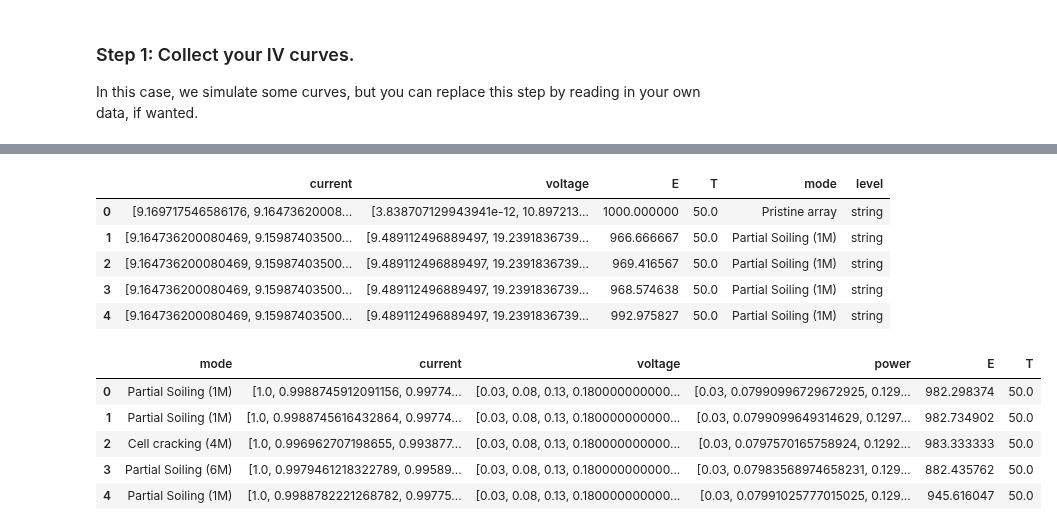
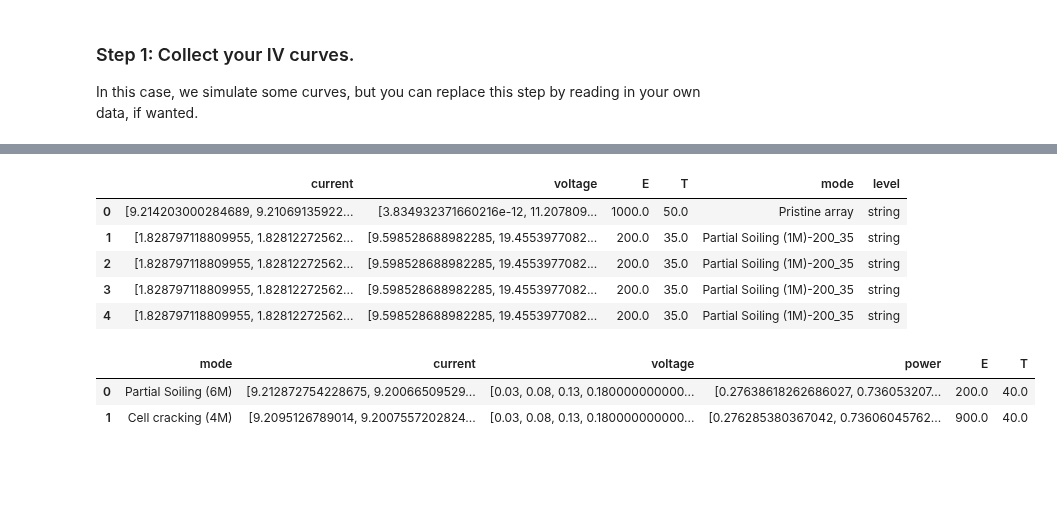
Before and after one commit to sandialabs/pvOps, a Jupyter notebook: examples/tutorial_iv_classifier.ipynb, the cells around one changed output, grey strips where cells are left out. Cells and saved outputs as stored; diff of their text form; code cells hidden in the pictures; blank space fills up the shorter version.

```diff
--- a/examples/tutorial_iv_classifier.ipynb
+++ b/examples/tutorial_iv_classifier.ipynb
@@ -11,3 +19,14 @@ from pvops.iv import simulator, extractor, preprocess
+# %%
+iv_col_dict = {
+    "mode": "mode",
+    "current": "current",            # Populated in simulator
+    "voltage": "voltage",            # Populated in simulator
+    "irradiance": "E",               # Populated in simulator
+    "temperature": "T",              # Populated in simulator
+    "power": "power",                # Populated in preprocess
+    "derivative": "derivative",      # Populated in feature_generation
+    "current_diff": "current_diff",  # Populated in feature_generation
+}
 # %% [markdown]
 ### Step 1: Collect your IV curves.
 
@@ -99,26 +85,45 @@ sim.visualize()
+# %%
+import numpy as np
+
+sim = simulator.Simulator(
+                pristine_condition = {
+                                        'identifier': 'pristine',
+                                        'E': 1000,
+                                        'Tc': 50,
+                                        'Rsh_mult': 1,
+                                        'Rs_mult': 1,
+                                        'Io_mult': 1,
+                                        'Il_mult': 1,
+                                        'nnsvth_mult': 1,
+                                    })
+
+sim.build_strings({'Pristine array': ['pristine']*12})
+
+Tc = 35
+for E in np.arange(200,1100,100):
+    for Tc in np.arange(35,60,5):
+        define_failure_at_environment(sim, E, Tc, N_samples = 25)
+sim.simulate()
 # %%
 df = sim.sims_to_df(focus=['string'], cutoff=True)
 df.head()
 # %% [output]
 |  | current | voltage | E | T | mode | level |
-| 0 | [9.169717546586176, 9.16473620008... | [3.838707129943941e-12, 10.897213... | 1000.000000 | 50.0 | Pristine array | string |
-| 1 | [9.164736200080469, 9.15987403500... | [9.489112496889497, 19.2391836739... | 966.666667 | 50.0 | Partial Soiling (1M) | string |
-| 2 | [9.164736200080469, 9.15987403500... | [9.489112496889497, 19.2391836739... | 969.416567 | 50.0 | Partial Soiling (1M) | string |
-| 3 | [9.164736200080469, 9.15987403500... | [9.489112496889497, 19.2391836739... | 968.574638 | 50.0 | Partial Soiling (1M) | string |
-| 4 | [9.164736200080469, 9.15987403500... | [9.489112496889497, 19.2391836739... | 992.975827 | 50.0 | Partial Soiling (1M) | string |
+| 0 | [9.214203000284689, 9.21069135922... | [3.834932371660216e-12, 11.207809... | 1000.0 | 50.0 | Pristine array | string |
+| 1 | [1.828797118809955, 1.82812272562... | [9.598528688982285, 19.4553977082... | 200.0 | 35.0 | Partial Soiling (1M)-200_35 | string |
+| 2 | [1.828797118809955, 1.82812272562... | [9.598528688982285, 19.4553977082... | 200.0 | 35.0 | Partial Soiling (1M)-200_35 | string |
+| 3 | [1.828797118809955, 1.82812272562... | [9.598528688982285, 19.4553977082... | 200.0 | 35.0 | Partial Soiling (1M)-200_35 | string |
+| 4 | [1.828797118809955, 1.82812272562... | [9.598528688982285, 19.4553977082... | 200.0 | 35.0 | Partial Soiling (1M)-200_35 | string |
+# %%
+df['mode'] = [x.split('-')[0] for x in df['mode']]
 # %%
-labeled = set(df['mode'].tolist())
-# df = assets.balance_df(df, 'truncate')
-# normalize
-prep_df = preprocess.preprocess(df, 0.05, resmpl_cutoff=0.03, correct_gt=False, normalize=True)
+# Irradiance & Temperature correction, and normalize axes
+prep_df = preprocess.preprocess(df, 0.05, iv_col_dict, resmpl_cutoff=0.03, correct_gt=True, normalize_y=False, CECmodule_parameters=sim.module_parameters, n_mods=12, gt_correct_option=3)
 # Shuffle
 bigdf = prep_df.sample(frac=1).reset_index(drop=True)
 bigdf.dropna(inplace=True)
-bigdf.head()
+bigdf.head(n=2)
 # %% [output]
 |  | mode | current | voltage | power | E | T |
-| 0 | Partial Soiling (1M) | [1.0, 0.9988745912091156, 0.99774... | [0.03, 0.08, 0.13, 0.180000000000... | [0.03, 0.07990996729672925, 0.129... | 982.298374 | 50.0 |
-| 1 | Partial Soiling (1M) | [1.0, 0.9988745616432864, 0.99774... | [0.03, 0.08, 0.13, 0.180000000000... | [0.03, 0.0799099649314629, 0.1297... | 982.734902 | 50.0 |
-| 2 | Cell cracking (4M) | [1.0, 0.996962707198655, 0.993877... | [0.03, 0.08, 0.13, 0.180000000000... | [0.03, 0.0797570165758924, 0.1292... | 983.333333 | 50.0 |
-| 3 | Partial Soiling (6M) | [1.0, 0.9979461218322789, 0.99589... | [0.03, 0.08, 0.13, 0.180000000000... | [0.03, 0.07983568974658231, 0.129... | 882.435762 | 50.0 |
-| 4 | Partial Soiling (1M) | [1.0, 0.9988782221268782, 0.99775... | [0.03, 0.08, 0.13, 0.180000000000... | [0.03, 0.07991025777015025, 0.129... | 945.616047 | 50.0 |
+| 0 | Partial Soiling (6M) | [9.212872754228675, 9.20066509529... | [0.03, 0.08, 0.13, 0.180000000000... | [0.27638618262686027, 0.736053207... | 200.0 | 40.0 |
+| 1 | Cell cracking (4M) | [9.2095126789014, 9.2007557202824... | [0.03, 0.08, 0.13, 0.180000000000... | [0.276285380367042, 0.73606045762... | 900.0 | 40.0 |
```
Also changed, not shown: parts of 14 cells of this notebook, 11 other files.
